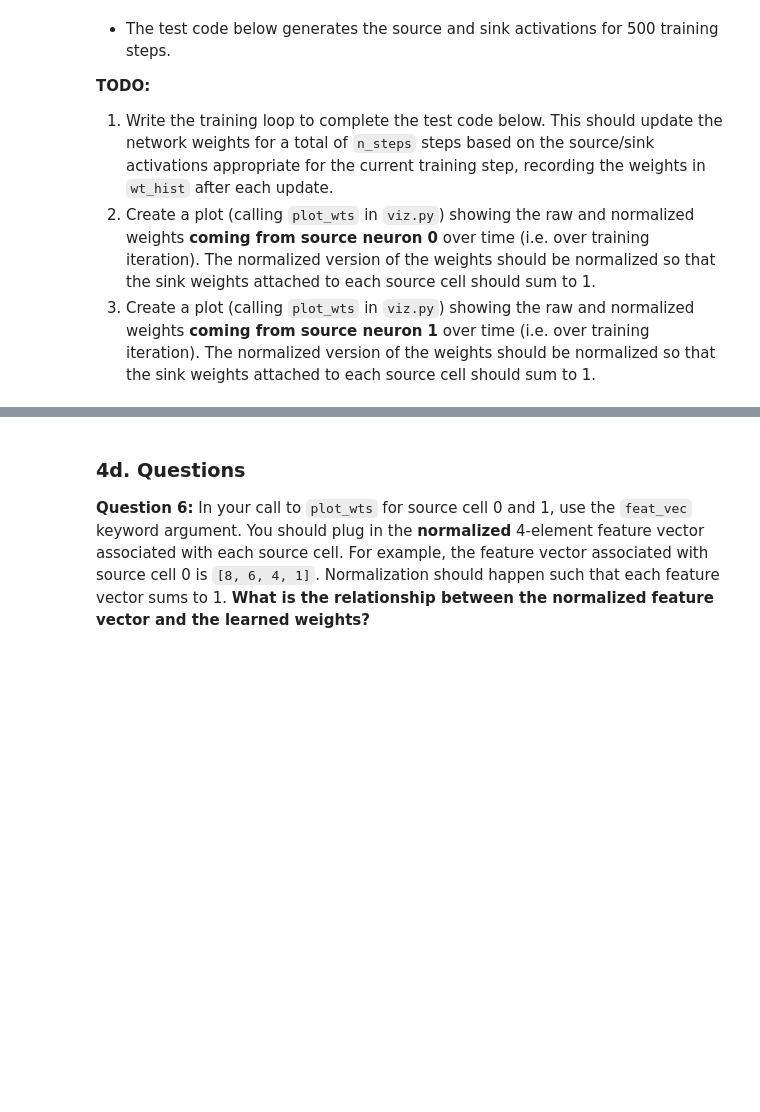
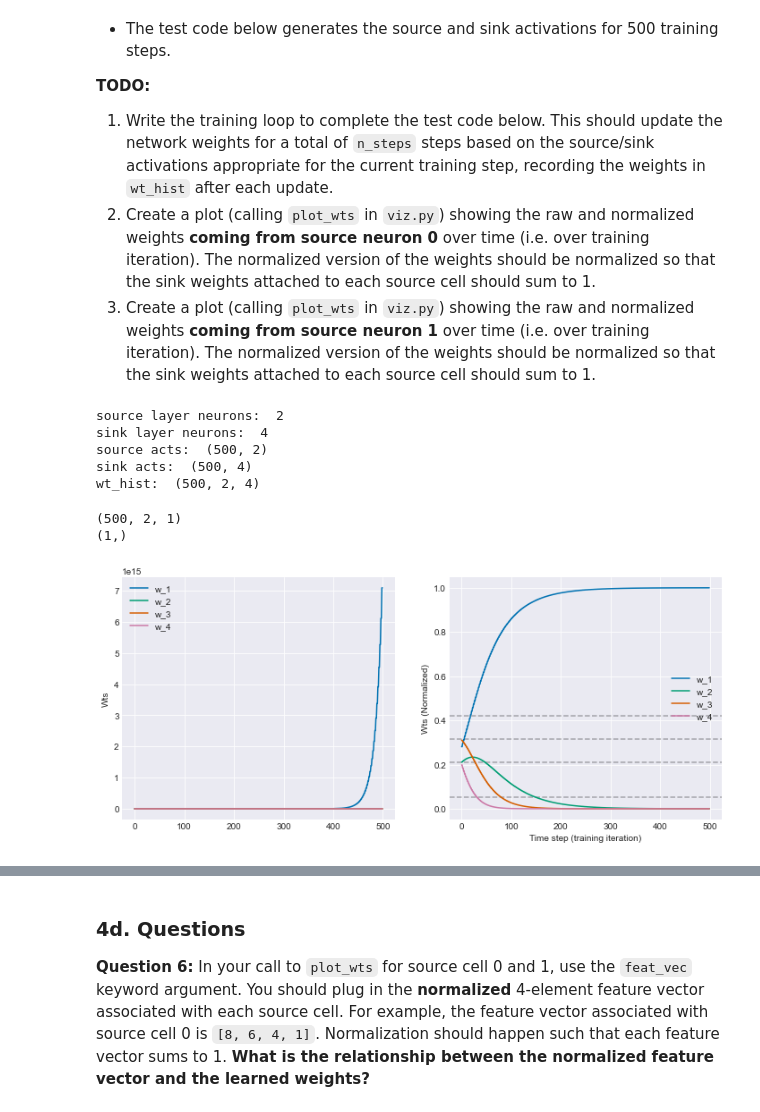
Before and after one commit to mqwen24/CS443_Projects, a Jupyter notebook: p3/outstar_learning.ipynb, the cells around one changed output, grey strips where cells are left out. Drawn from its saved outputs; the diff is of its cells as text; code cells hidden in the pictures; blank space fills up the shorter version.

```diff
--- a/p3/outstar_learning.ipynb
+++ b/p3/outstar_learning.ipynb
@@ -488,7 +503,9 @@ def normalize(x, axis=2, eps=1e-8):
     -----------
     ndarray. shape=same as x. Normalized data.
     '''
-    pass
+    max_a = np.sum(x, axis=axis, keepdims=True)
+    norm_x = x / max_a
+    return norm_x
 # %% [markdown]
 #### Test `normalize`
 # %%
@@ -559,3 +628,28 @@ snk_act[np.arange(1, n_steps, 2)] = np.array([4, 4, 1, 8])
 wt_shape = net.get_wts().shape
 wt_hist = np.zeros(np.hstack([n_steps, wt_shape]))
 # TODO: Write training loop here
+
+print("source layer neurons: ", net.source.get_num_units())
+print("sink layer neurons: ", net.sink.get_num_units())
+print("source acts: ", src_act.shape)
+print("sink acts: ", snk_act.shape)
+print("wt_hist: ", wt_hist.shape)
+# %% [output]
+source layer neurons:  2
+sink layer neurons:  4
+source acts:  (500, 2)
+sink acts:  (500, 4)
+wt_hist:  (500, 2, 4)
+# %%
+for i in range(n_steps):
+    net.update_wts(src_act[i], snk_act[i])
+    wt_hist[i] = net.get_wts()
+# %%
+wts_norm = normalize(wt_hist, axis=2)
+
+feat_vec = normalize([8, 6, 4, 1], axis=0)
+plot_wts(wts = wt_hist, wts_norm = wts_norm, src_wt_ind=0, feat_vec= feat_vec)
+# %% [output]
+(500, 2, 1)
+(1,)
+[figure, added]
```
Also changed, not shown: parts of 10 cells of this notebook, 7 other files.
